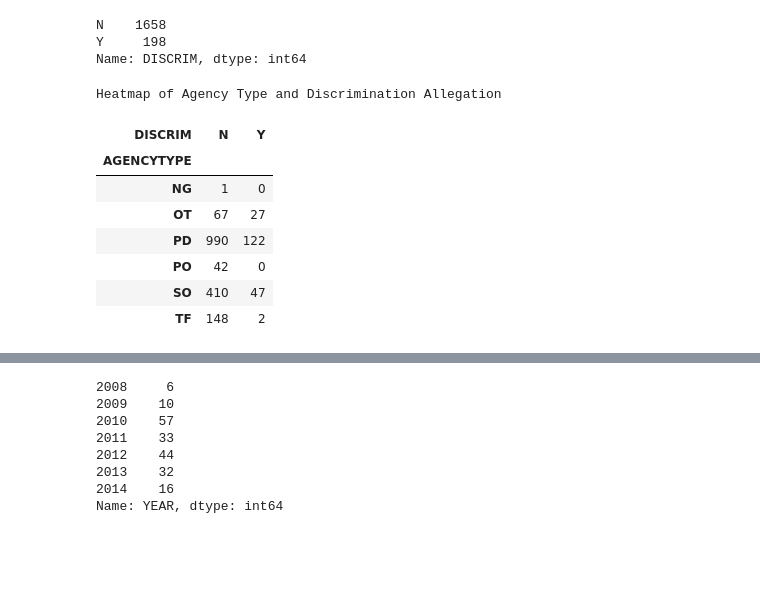
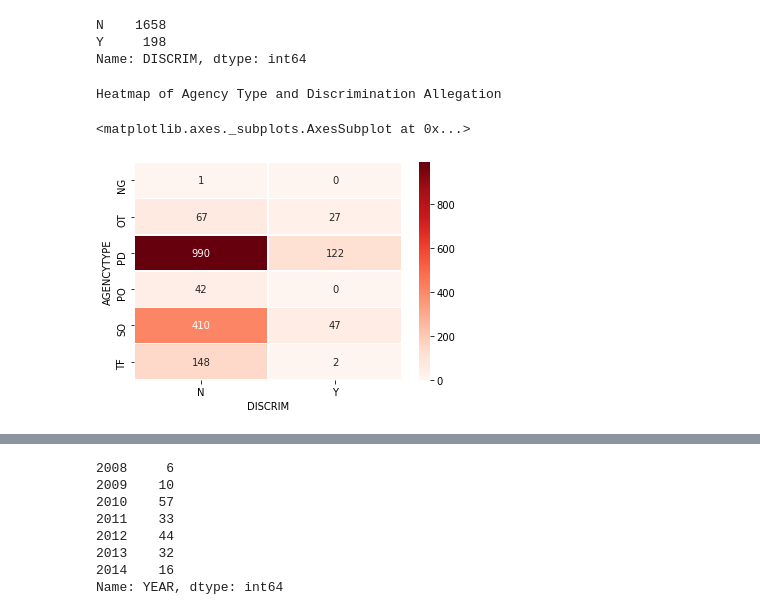
Before and after one commit to elakew/equitable_sharing_program, a Jupyter notebook: Equitable Sharing Program - Analysis.ipynb, the cells around one changed output, grey strips where cells are left out. Cells and saved outputs as stored; diff of their text form; code cells hidden in the pictures; blank space fills up the shorter version.

```diff
--- a/Equitable Sharing Program - Analysis.ipynb
+++ b/Equitable Sharing Program - Analysis.ipynb
@@ -528,18 +528,12 @@ Name: DISCRIM, dtype: int64
 # %%
 # Cross tabulation of Agency Type and Discrimination Allegation
 print("Heatmap of Agency Type and Discrimination Allegation")
 Xtab = pd.crosstab(esp_nca.AGENCYTYPE, esp_nca.DISCRIM)
-Xtab.style.background_gradient(cmap="Blues")
+sns.heatmap(Xtab, cmap="Reds", linewidths=.5, annot=True, fmt="d")
 # %% [output]
 Heatmap of Agency Type and Discrimination Allegation
-| DISCRIM | N | Y |
-| AGENCYTYPE |  |  |
-| NG | 1 | 0 |
-| OT | 67 | 27 |
-| PD | 990 | 122 |
-| PO | 42 | 0 |
-| SO | 410 | 47 |
-| TF | 148 | 2 |
+<matplotlib.axes._subplots.AxesSubplot at 0x...>
+[figure, added]
 # %%
 # Top 15 states with instances wherein an Agency had a previous allegation of discrimination
 esp_disc = esp[esp['DISCRIM'] == 'Y']
```
Also changed, not shown: parts of 5 cells of this notebook.
